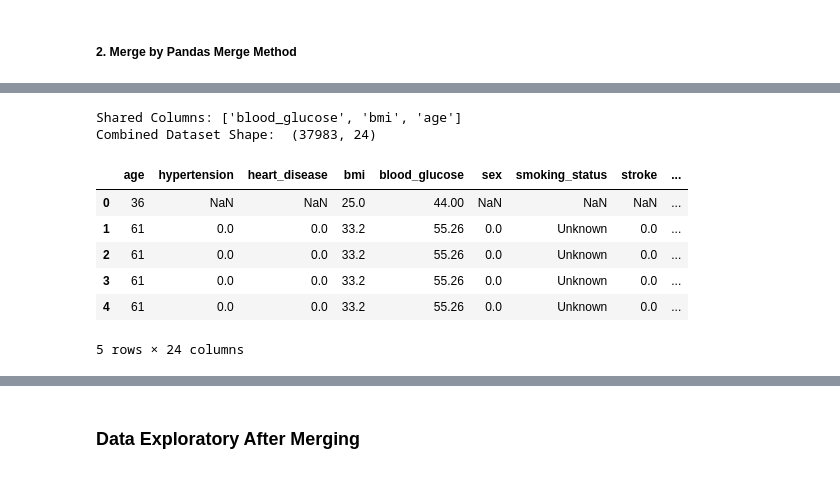
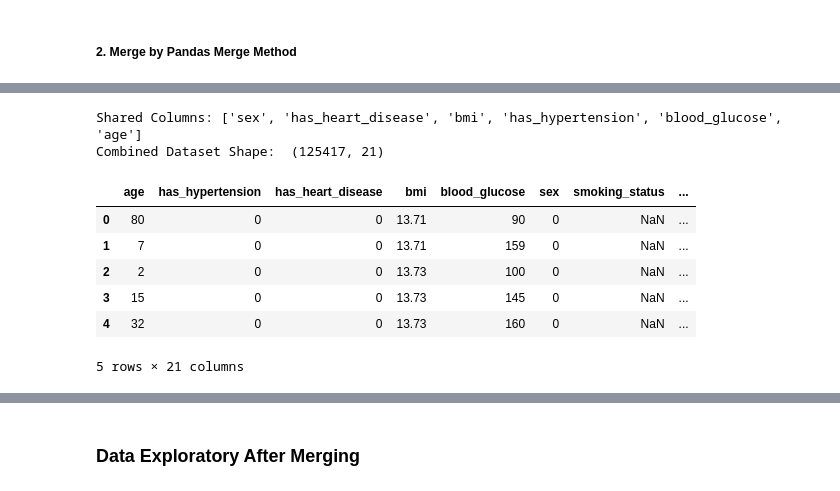
Before and after one commit to nenghakheng/Multi-Disease-Prediction, a Jupyter notebook: notebooks/EDA/multi_disease_eda.ipynb, the cells around one changed output, grey strips where cells are left out. Saved outputs shown, nothing was run; the diff lists cells and outputs as text; code cells hidden in the pictures.

```diff
--- a/notebooks/EDA/multi_disease_eda.ipynb
+++ b/notebooks/EDA/multi_disease_eda.ipynb
@@ -51,18 +134,19 @@ Heart Disease Shape: (2000, 14)
 # %%
 print("Diabete Dataset:")
 
-# Lowercase all diabetes data columns
-diabete_df.columns = [x.lower() for x in diabete_df.columns]
+# Rename columns to normalized with other datasets
+diabete_df.drop(columns='smoking_history', inplace=True)
+diabete_df.rename(columns={'blood_glucose_level': 'blood_glucose',
+                           'gender': 'sex', 'hypertension': 'has_hypertension',
+                           'heart_disease': 'has_heart_disease', 'diabetes': 'has_diabetes'}, inplace=True)
 
-# Rename columns to normalized with other datasets
-diabete_df.rename(columns={'glucose': 'blood_glucose',
-                           'skinthickness': 'skin_thickness',
-                           'diabetespedigreefunction': 'diabetes_spedigree_function',
-                           'bloodpressure': 'blood_pressure',
-                           'outcome': 'diabete'}, inplace=True)
+# Normalized from float to int
+diabete_df['age'] = diabete_df['age'].apply(lambda x: round(x) if isinstance(x, (int, float)) else x)
 
 print("Diabete Columns:", diabete_df.columns)
 print("Diabete Shape:", diabete_df.shape)
+
+diabete_df.info()
 diabete_df.head()
 # %% [output]
 Diabete Dataset:
@@ -171,23 +232,23 @@ Below run only one or the other. Don't run both
 # %% [markdown]
 ##### 1. Merge by Concat Method
 # %%
-# Apply source to keep track where it from
-stroke_df['source'] = 'stroke'
-heart_disease_df['source'] = 'heart_disease'
-diabete_df['source'] = 'diabete'
+# # Apply source to keep track where it from
+# stroke_df['source'] = 'stroke'
+# heart_disease_df['source'] = 'heart_disease'
+# diabete_df['source'] = 'diabete'
 
-# Merge through concat
-combined_df_concat = pd.concat([stroke_df, heart_disease_df], ignore_index=True)
+# # Merge through concat
+# combined_df_concat = pd.concat([stroke_df, heart_disease_df], ignore_index=True)
 # %% [markdown]
 ##### 2. Merge by Pandas Merge Method
 # %%
 # Merge stroke and heart disease datasets
-shared_columns = list(set(stroke_df.columns).intersection(heart_disease_df.columns))
-print(f"Shared Columns: {shared_columns}")
+shared_columns_1 = list(set(stroke_df.columns).intersection(heart_disease_df.columns))
+print(f"Shared Columns: {shared_columns_1}")
 
 # Merge through the pandas merge function
-combined_df = pd.merge(stroke_df, heart_disease_df, on=shared_columns, how='inner')
+combined_df_1 = pd.merge(stroke_df, heart_disease_df, on=shared_columns_1, how='inner')
 
-print("Combined Dataset Shape: ", combined_df.shape)
-combined_df.head()
+print("Combined Dataset Shape: ", combined_df_1.shape)
+combined_df_1.head()
 # %% [output]
@@ -202,20 +263,20 @@ Combined Dataset Shape:  (37223, 19)
 # %%
-# Merge (Stroke and Heart Disease) with diabete datasets
-shared_columns_2 = list(set(combined_df.columns).intersection(diabete_df.columns))
+# Merge (Stroke and Heart Disease) with Diabetes datasets
+shared_columns_2 = list(set(combined_df_1.columns).intersection(diabete_df.columns))
 print(f"Shared Columns: {shared_columns_2}")
 
 # Merge through the pandas merge function
-combined_df_2 = pd.merge(combined_df, diabete_df, on=shared_columns_2, how='outer')
+combined_df_2 = pd.merge(combined_df_1, diabete_df, on=shared_columns_2, how='outer')
 
 print("Combined Dataset Shape: ", combined_df_2.shape)
 combined_df_2.head()
 # %% [output]
-Shared Columns: ['blood_glucose', 'bmi', 'age']
-Combined Dataset Shape:  (37983, 24)
+Shared Columns: ['sex', 'has_heart_disease', 'bmi', 'has_hypertension', 'blood_glucose', 'age']
+Combined Dataset Shape:  (125417, 21)
-|  | age | hypertension | heart_disease | bmi | blood_glucose | sex | smoking_status | stroke | ... |
-| 0 | 36 | NaN | NaN | 25.0 | 44.00 | NaN | NaN | NaN | ... |
-| 1 | 61 | 0.0 | 0.0 | 33.2 | 55.26 | 0.0 | Unknown | 0.0 | ... |
-| 2 | 61 | 0.0 | 0.0 | 33.2 | 55.26 | 0.0 | Unknown | 0.0 | ... |
-| 3 | 61 | 0.0 | 0.0 | 33.2 | 55.26 | 0.0 | Unknown | 0.0 | ... |
-| 4 | 61 | 0.0 | 0.0 | 33.2 | 55.26 | 0.0 | Unknown | 0.0 | ... |
+|  | age | has_hypertension | has_heart_disease | bmi | blood_glucose | sex | smoking_status | ... |
+| 0 | 80 | 0 | 0 | 13.71 | 90 | 0 | NaN | ... |
+| 1 | 7 | 0 | 0 | 13.71 | 159 | 0 | NaN | ... |
+| 2 | 2 | 0 | 0 | 13.73 | 100 | 0 | NaN | ... |
+| 3 | 15 | 0 | 0 | 13.73 | 145 | 0 | NaN | ... |
+| 4 | 32 | 0 | 0 | 13.73 | 160 | 0 | NaN | ... |
-5 rows × 24 columns
+5 rows × 21 columns
```
Also changed, not shown: parts of 18 cells of this notebook, 1 other file.
